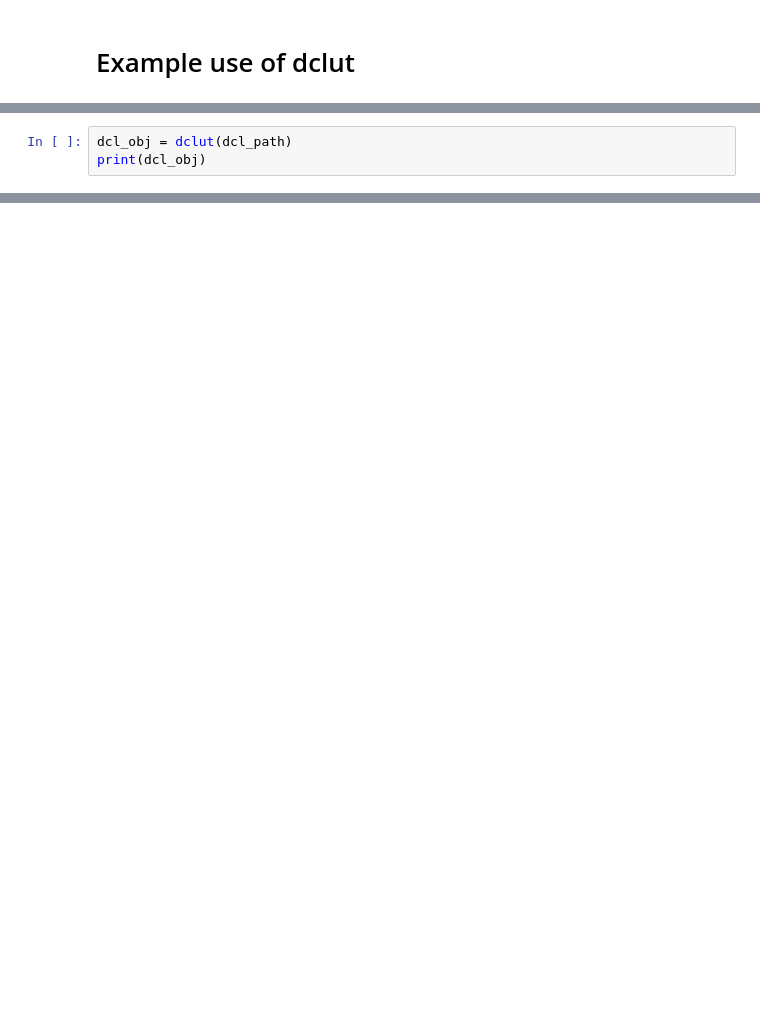
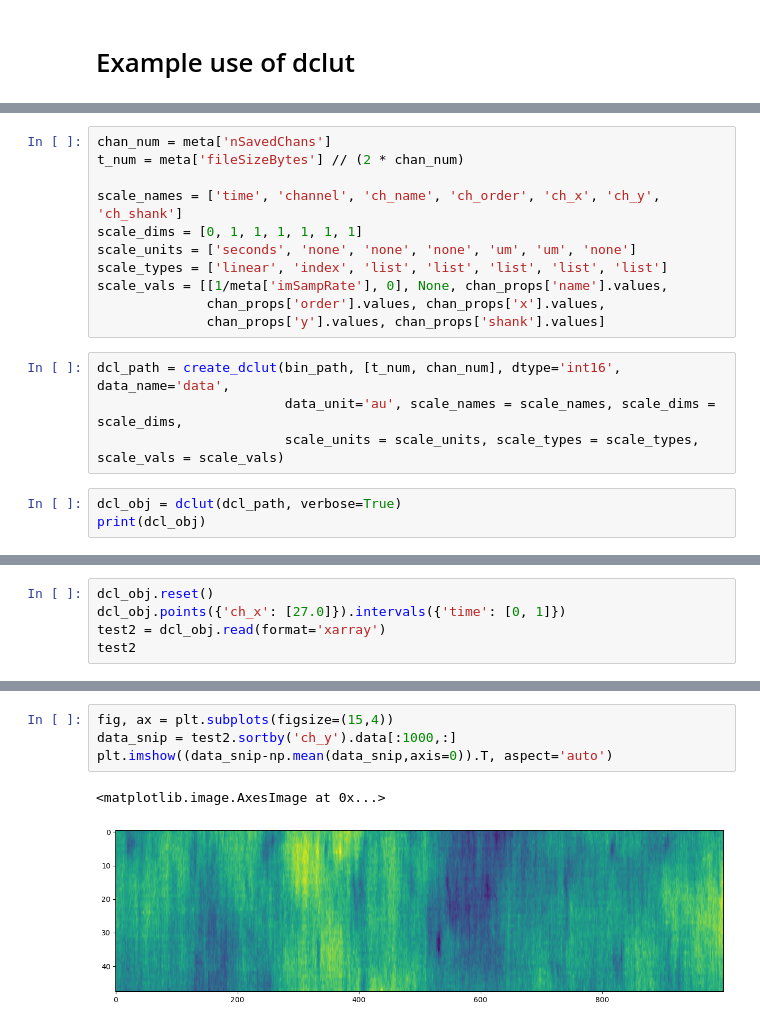
Before and after one commit to dbheadley/dclut, a Jupyter notebook: demo.ipynb, the cells around one changed output, grey strips where cells are left out. Saved outputs shown, nothing was run; the diff lists cells and outputs as text; blank space fills up the shorter version.

```diff
--- a/demo.ipynb
+++ b/demo.ipynb
@@ -13,4 +33,19 @@ dcl_path = create_dclut(bin_path, [-1, 385], scale_names=['time', 'channel'],
+# %%
+chan_num = meta['nSavedChans']
+t_num = meta['fileSizeBytes'] // (2 * chan_num)
+
+scale_names = ['time', 'channel', 'ch_name', 'ch_order', 'ch_x', 'ch_y', 'ch_shank']
+scale_dims = [0, 1, 1, 1, 1, 1, 1]
+scale_units = ['seconds', 'none', 'none', 'none', 'um', 'um', 'none']
+scale_types = ['linear', 'index', 'list', 'list', 'list', 'list', 'list']
+scale_vals = [[1/meta['imSampRate'], 0], None, chan_props['name'].values,
+              chan_props['order'].values, chan_props['x'].values,
+              chan_props['y'].values, chan_props['shank'].values]
+# %%
+dcl_path = create_dclut(bin_path, [t_num, chan_num], dtype='int16', data_name='data',
+                        data_unit='au', scale_names = scale_names, scale_dims = scale_dims,
+                        scale_units = scale_units, scale_types = scale_types, scale_vals = scale_vals)
 # %%
-dcl_obj = dclut(dcl_path)
+dcl_obj = dclut(dcl_path, verbose=True)
 print(dcl_obj)
 # %% [output]
@@ -102,0 +136,5 @@ sync.plot()
+# %%
+dcl_obj.reset()
+dcl_obj.points({'ch_x': [27.0]}).intervals({'time': [0, 1]})
+test2 = dcl_obj.read(format='xarray')
+test2
@@ -102,0 +166,7 @@ sync.plot()
+# %%
+fig, ax = plt.subplots(figsize=(15,4))
+data_snip = test2.sortby('ch_y').data[:1000,:]
+plt.imshow((data_snip-np.mean(data_snip,axis=0)).T, aspect='auto')
+# %% [output]
+<matplotlib.image.AxesImage at 0x...>
+[figure, added]
```
Also changed, not shown: parts of 23 cells of this notebook, 2 other files.
